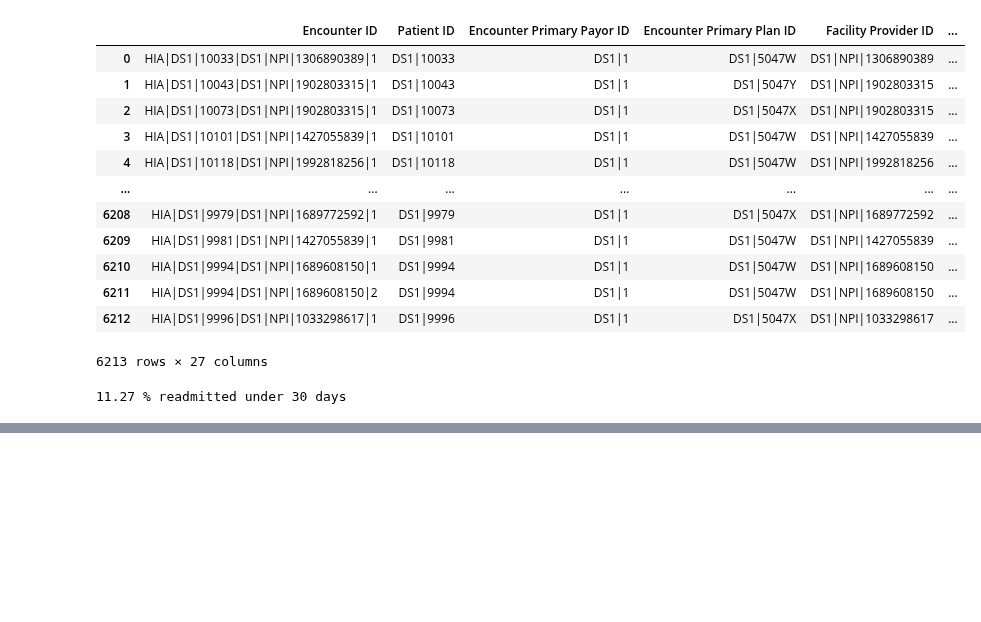
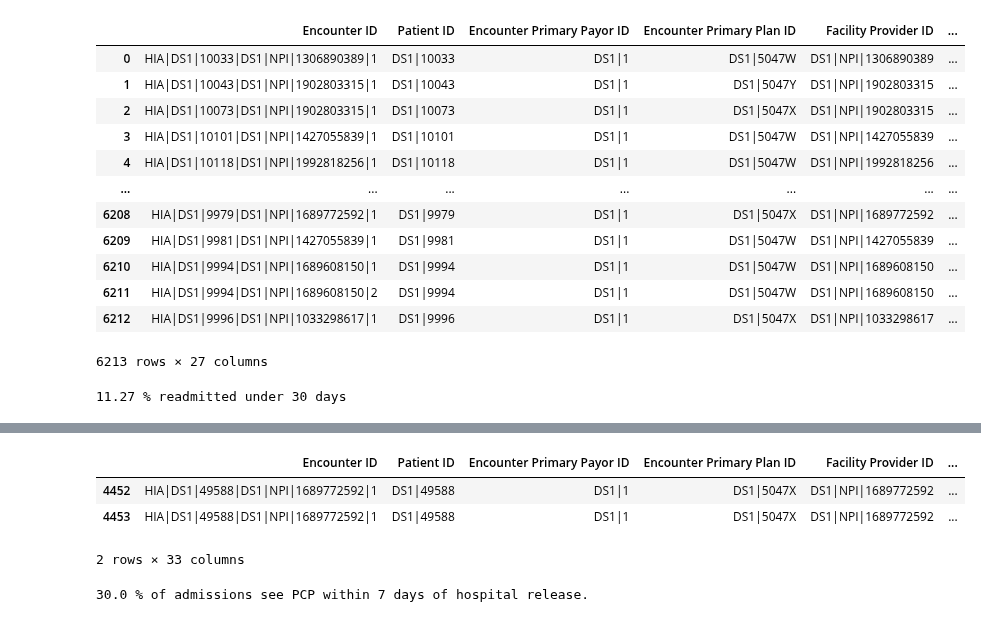
Before and after one commit to jrioross/ursa_health_hospital_readmissions, a Jupyter notebook: ursa_health_hospital_readmission.ipynb, the cells around one changed output, grey strips where cells are left out. Saved outputs shown, nothing was run; the diff lists cells and outputs as text; code cells hidden in the pictures; blank space fills up the shorter version.

```diff
--- a/ursa_health_hospital_readmission.ipynb
+++ b/ursa_health_hospital_readmission.ipynb
@@ -286,0 +303,14 @@ print(sum(readm_pcp['PCP Under 7 Days'])*100/len(readmissions), '% see PCP withi
+# %%
+#Note this weird extra row that's been created with the merge back.
+#The difference between these two rows: Had two different follow-ups within same day.
+#Should only count as one hospital Encounter admission and only as one PCP follow-up
+readm_pcp_new[readm_pcp_new.duplicated(subset='Encounter ID', keep=False)]
+# %% [output]
+|  | Encounter ID | Patient ID | Encounter Primary Payor ID | Encounter Primary Plan ID | Facility Provider ID | ... |
+| 4452 | HIA|DS1|49588|DS1|NPI|1689772592|1 | DS1|49588 | DS1|1 | DS1|5047X | DS1|NPI|1689772592 | ... |
+| 4453 | HIA|DS1|49588|DS1|NPI|1689772592|1 | DS1|49588 | DS1|1 | DS1|5047X | DS1|NPI|1689772592 | ... |
+2 rows × 33 columns
+# %%
+print(round(100*(sum(readm_pcp_new['PCP Under 7 Days'])-readm_pcp_new.duplicated(subset = 'Encounter ID').sum())/len(readm_pcp_new['Encounter ID'].unique()),2), '% of admissions see PCP within 7 days of hospital release.')
+# %% [output]
+30.0 % of admissions see PCP within 7 days of hospital release.
```
Also changed, not shown: parts of 20 cells of this notebook.
